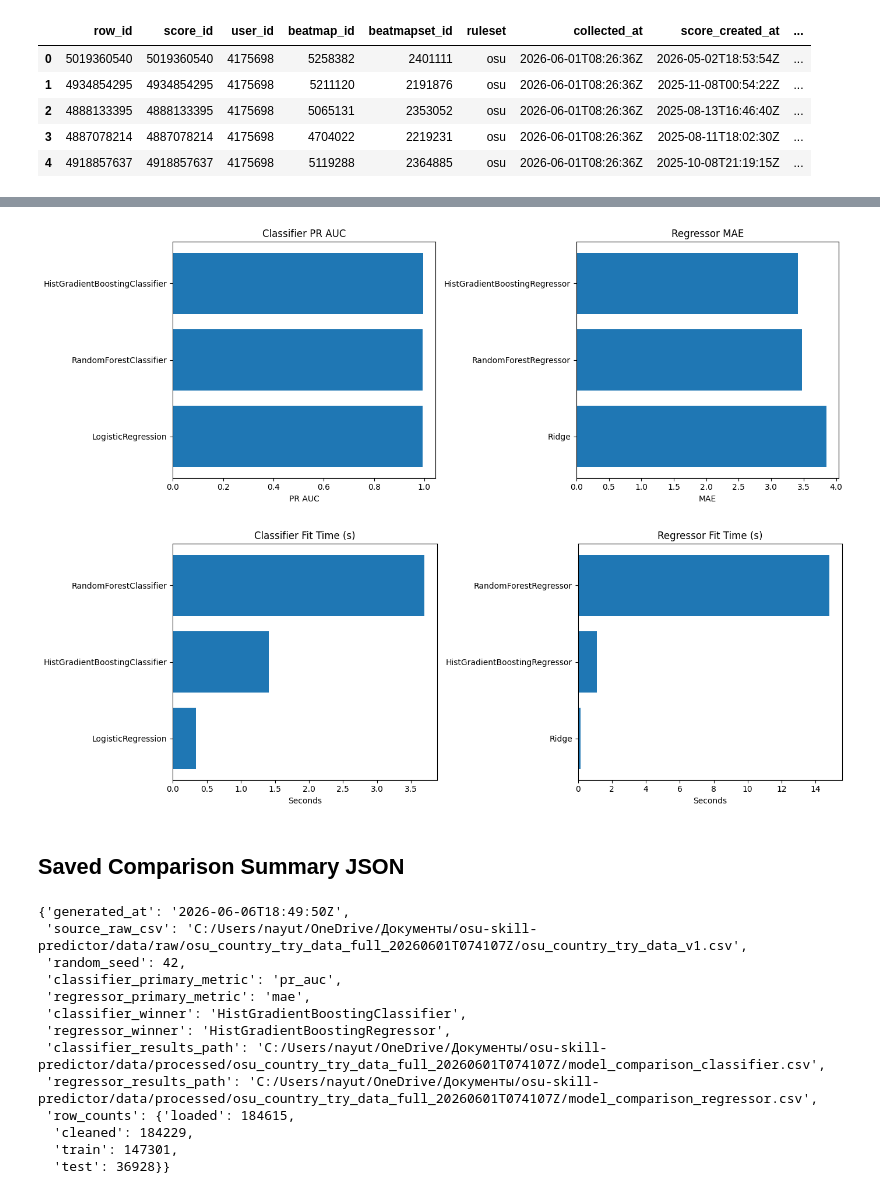
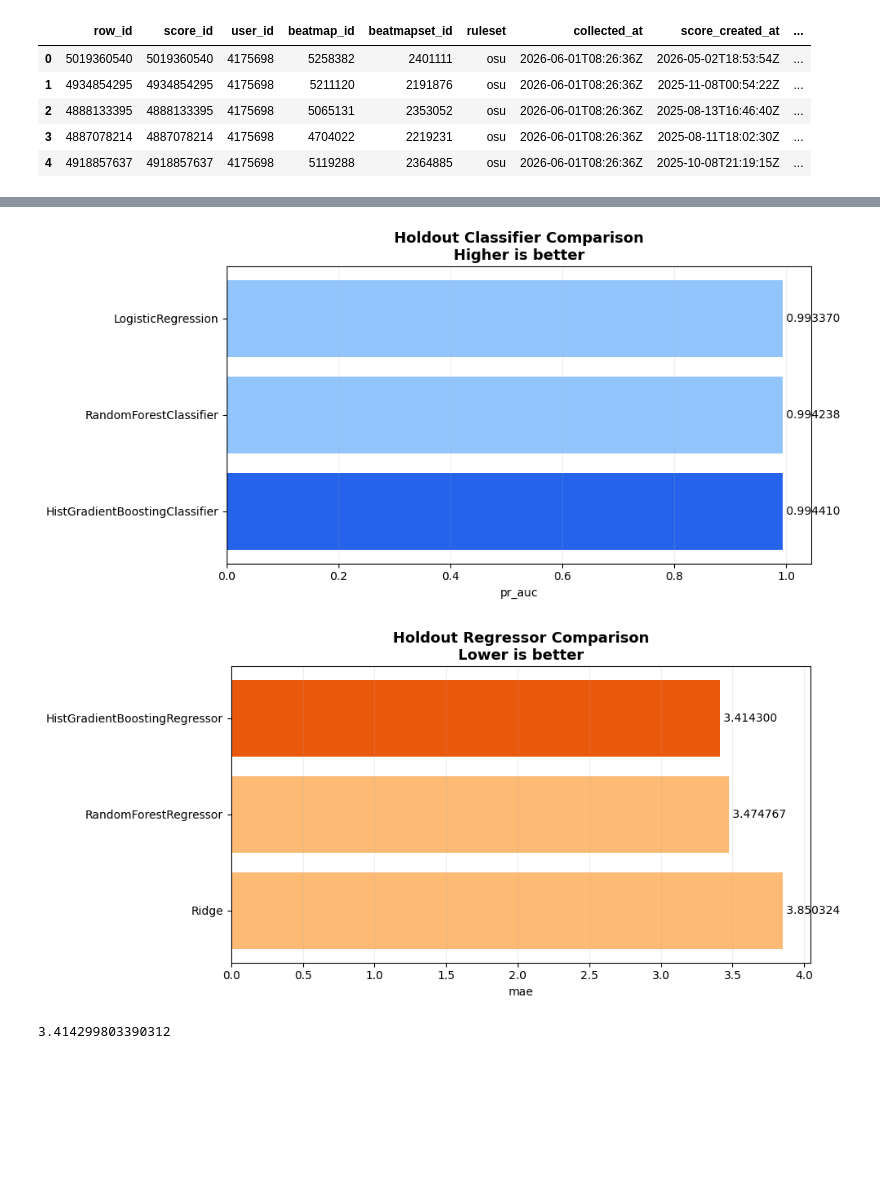
Before and after one commit to nayutalienx/osu-skill-predictor, a Jupyter notebook: notebooks/03_model_comparison.ipynb, the cells around one changed output, grey strips where cells are left out. Saved outputs shown, nothing was run; the diff lists cells and outputs as text; code cells hidden in the pictures; blank space fills up the shorter version.

```diff
--- a/notebooks/03_model_comparison.ipynb
+++ b/notebooks/03_model_comparison.ipynb
@@ -155,53 +236,7 @@ display(regressor_results)
-# %%
-fig, axes = plt.subplots(1, 2, figsize=(14, 5))
-
-classifier_plot = classifier_results.sort_values('pr_auc', ascending=True)
-axes[0].barh(classifier_plot['model_name'], classifier_plot['pr_auc'])
-axes[0].set_title('Classifier PR AUC')
-axes[0].set_xlabel('PR AUC')
-
-regressor_plot = regressor_results.sort_values('mae', ascending=False)
-axes[1].barh(regressor_plot['model_name'], regressor_plot['mae'])
-axes[1].set_title('Regressor MAE')
-axes[1].set_xlabel('MAE')
-
-plt.tight_layout()
-plt.show()
-# %% [output]
-[figure, removed]
-# %%
-fig, axes = plt.subplots(1, 2, figsize=(14, 5))
-
-classifier_timing = classifier_results.sort_values('fit_seconds', ascending=True)
-axes[0].barh(classifier_timing['model_name'], classifier_timing['fit_seconds'])
-axes[0].set_title('Classifier Fit Time (s)')
-axes[0].set_xlabel('Seconds')
-
-regressor_timing = regressor_results.sort_values('fit_seconds', ascending=True)
-axes[1].barh(regressor_timing['model_name'], regressor_timing['fit_seconds'])
-axes[1].set_title('Regressor Fit Time (s)')
-axes[1].set_xlabel('Seconds')
-
-plt.tight_layout()
-plt.show()
-# %% [output]
-[figure, removed]
-# %%
-comparison_summary = json.loads(Path(COMPARISON_RESULT['summary_path']).read_text(encoding='utf-8'))
-display(Markdown('## Saved Comparison Summary JSON'))
-display(comparison_summary)
-# %% [output]
-## Saved Comparison Summary JSON
-{'generated_at': '2026-06-06T18:49:50Z',
- 'source_raw_csv': 'C:/Users/nayut/OneDrive/Документы/osu-skill-predictor/data/raw/osu_country_try_data_full_20260601T074107Z/osu_country_try_data_v1.csv',
- 'random_seed': 42,
- 'classifier_primary_metric': 'pr_auc',
- 'regressor_primary_metric': 'mae',
- 'classifier_winner': 'HistGradientBoostingClassifier',
- 'regressor_winner': 'HistGradientBoostingRegressor',
- 'classifier_results_path': 'C:/Users/nayut/OneDrive/Документы/osu-skill-predictor/data/processed/osu_country_try_data_full_20260601T074107Z/model_comparison_classifier.csv',
- 'regressor_results_path': 'C:/Users/nayut/OneDrive/Документы/osu-skill-predictor/data/processed/osu_country_try_data_full_20260601T074107Z/model_comparison_regressor.csv',
- 'row_counts': {'loaded': 184615,
-  'cleaned': 184229,
-  'train': 147301,
-  'test': 36928}}
+# %%
+plot_metric_bars(HOLDOUT_RESULT['classifier_results'], task='classification', title='Holdout Classifier Comparison')
+plot_metric_bars(HOLDOUT_RESULT['regressor_results'], task='regression', title='Holdout Regressor Comparison')
+# %% [output]
+[figure, added]
+[figure, added]
+3.414299803390312
```
Also changed, not shown: parts of 17 cells of this notebook, 2 other files.
